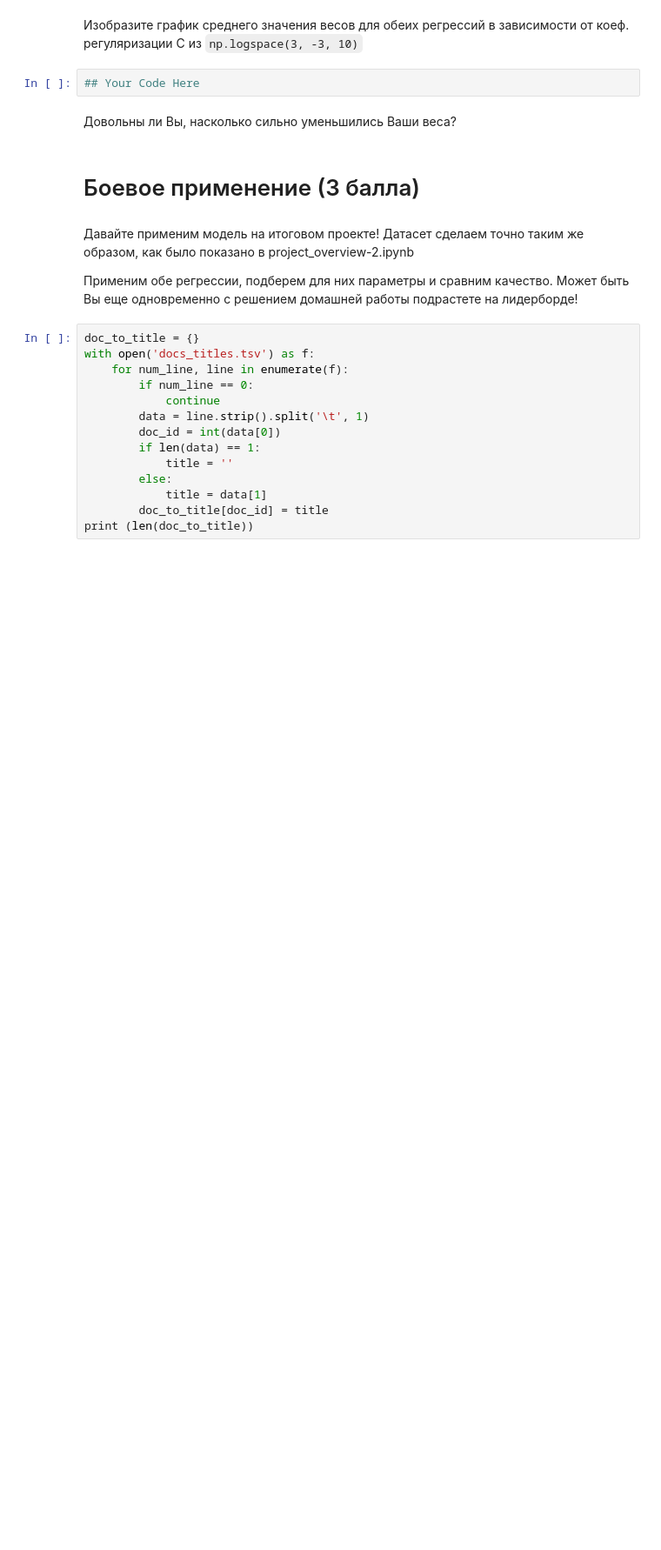
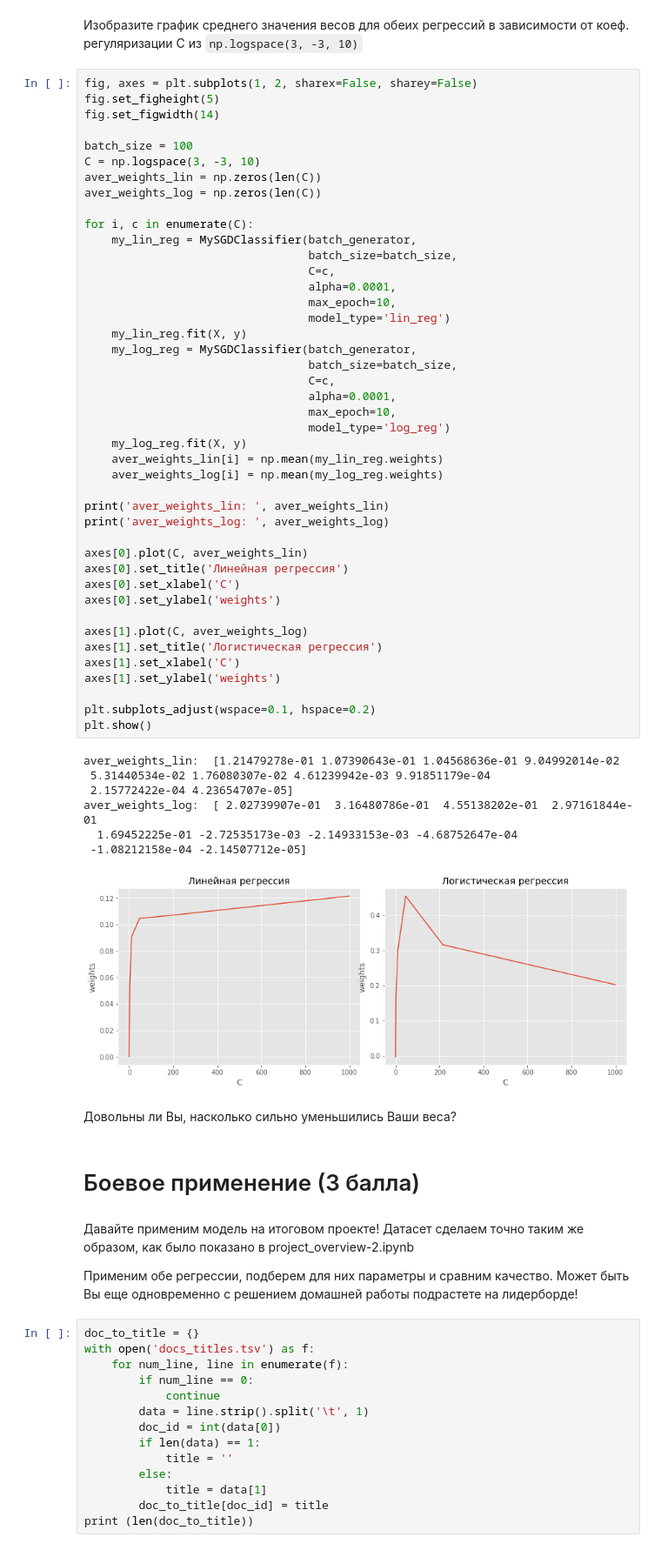
Before and after one commit to alexrez/sphereDM, a Jupyter notebook: Reznikova_hw2.ipynb, the cells around one changed output. Shown at 87% size. Cells and saved outputs as stored; diff of their text form; blank space fills up the shorter version.

```diff
--- a/Reznikova_hw2.ipynb
+++ b/Reznikova_hw2.ipynb
@@ -577,7 +669,56 @@ plt.show()
 # %% [markdown]
 Изобразите график среднего значения весов для обеих регрессий в зависимости от коеф. регуляризации С из `np.logspace(3, -3, 10)`
-# %%
-## Your Code Here
+# %%
+fig, axes = plt.subplots(1, 2, sharex=False, sharey=False)
+fig.set_figheight(5)
+fig.set_figwidth(14)
+
+batch_size = 100
+C = np.logspace(3, -3, 10)
+aver_weights_lin = np.zeros(len(C))
+aver_weights_log = np.zeros(len(C))
+
+for i, c in enumerate(C):
+    my_lin_reg = MySGDClassifier(batch_generator,
+                                 batch_size=batch_size,
+                                 C=c,
+                                 alpha=0.0001,
+                                 max_epoch=10,
+                                 model_type='lin_reg')
+    my_lin_reg.fit(X, y)
+    my_log_reg = MySGDClassifier(batch_generator,
+                                 batch_size=batch_size,
+                                 C=c,
+                                 alpha=0.0001,
+                                 max_epoch=10,
+                                 model_type='log_reg')
+    my_log_reg.fit(X, y)
+    aver_weights_lin[i] = np.mean(my_lin_reg.weights)
+    aver_weights_log[i] = np.mean(my_log_reg.weights)
+
+print('aver_weights_lin: ', aver_weights_lin)
+print('aver_weights_log: ', aver_weights_log)
+
+axes[0].plot(C, aver_weights_lin)
+axes[0].set_title('Линейная регрессия')
+axes[0].set_xlabel('C')
+axes[0].set_ylabel('weights')
+
+axes[1].plot(C, aver_weights_log)
+axes[1].set_title('Логистическая регрессия')
+axes[1].set_xlabel('C')
+axes[1].set_ylabel('weights')
+
+plt.subplots_adjust(wspace=0.1, hspace=0.2)
+plt.show()
+# %% [output]
+aver_weights_lin:  [1.21479278e-01 1.07390643e-01 1.04568636e-01 9.04992014e-02
+ 5.31440534e-02 1.76080307e-02 4.61239942e-03 9.91851179e-04
+ 2.15772422e-04 4.23654707e-05]
+aver_weights_log:  [ 2.02739907e-01  3.16480786e-01  4.55138202e-01  2.97161844e-01
+  1.69452225e-01 -2.72535173e-03 -2.14933153e-03 -4.68752647e-04
+ -1.08212158e-04 -2.14507712e-05]
+[figure, added]
 # %% [markdown]
 Довольны ли Вы, насколько сильно уменьшились Ваши веса?
 # %% [markdown]
```
Also changed, not shown: parts of 19 cells of this notebook.
